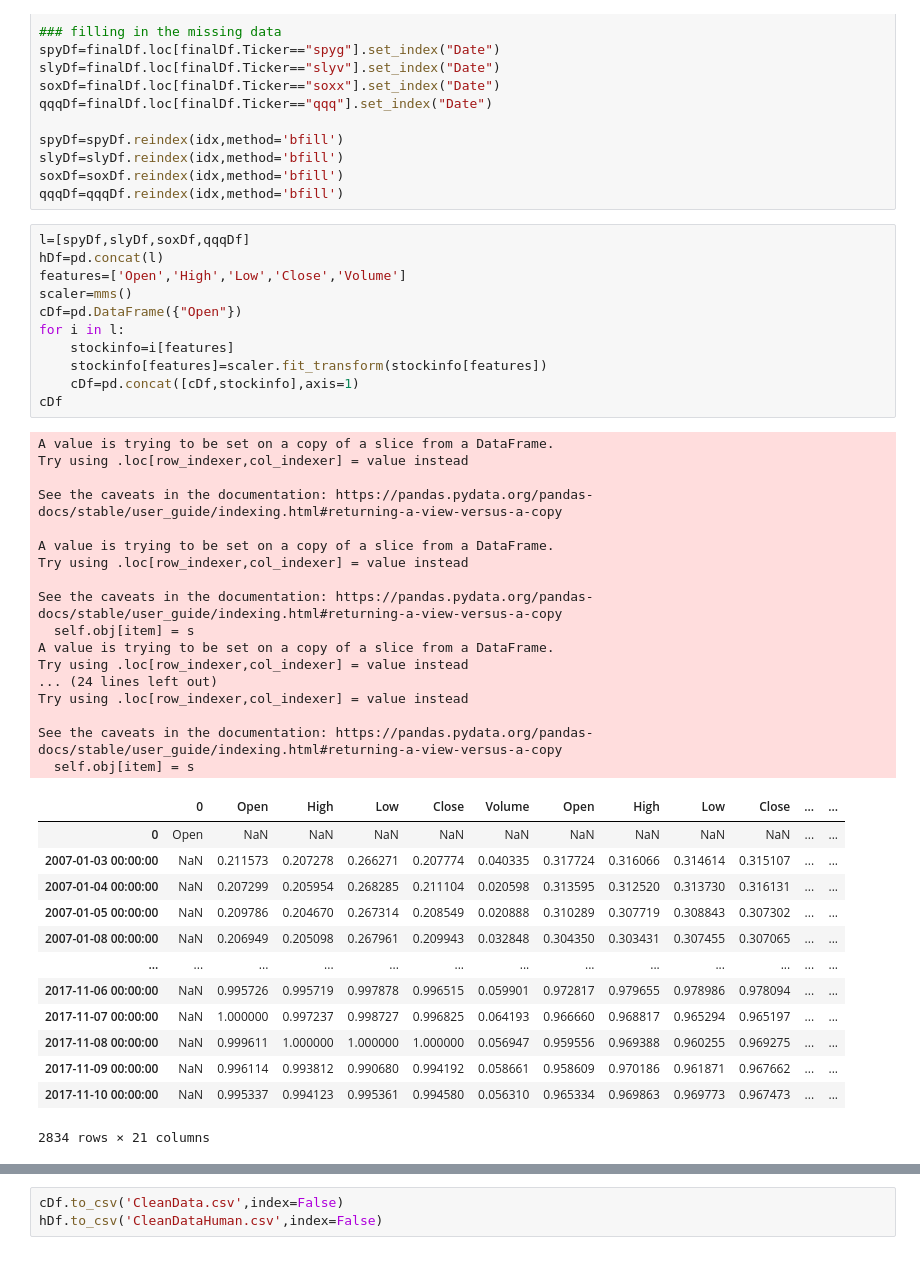
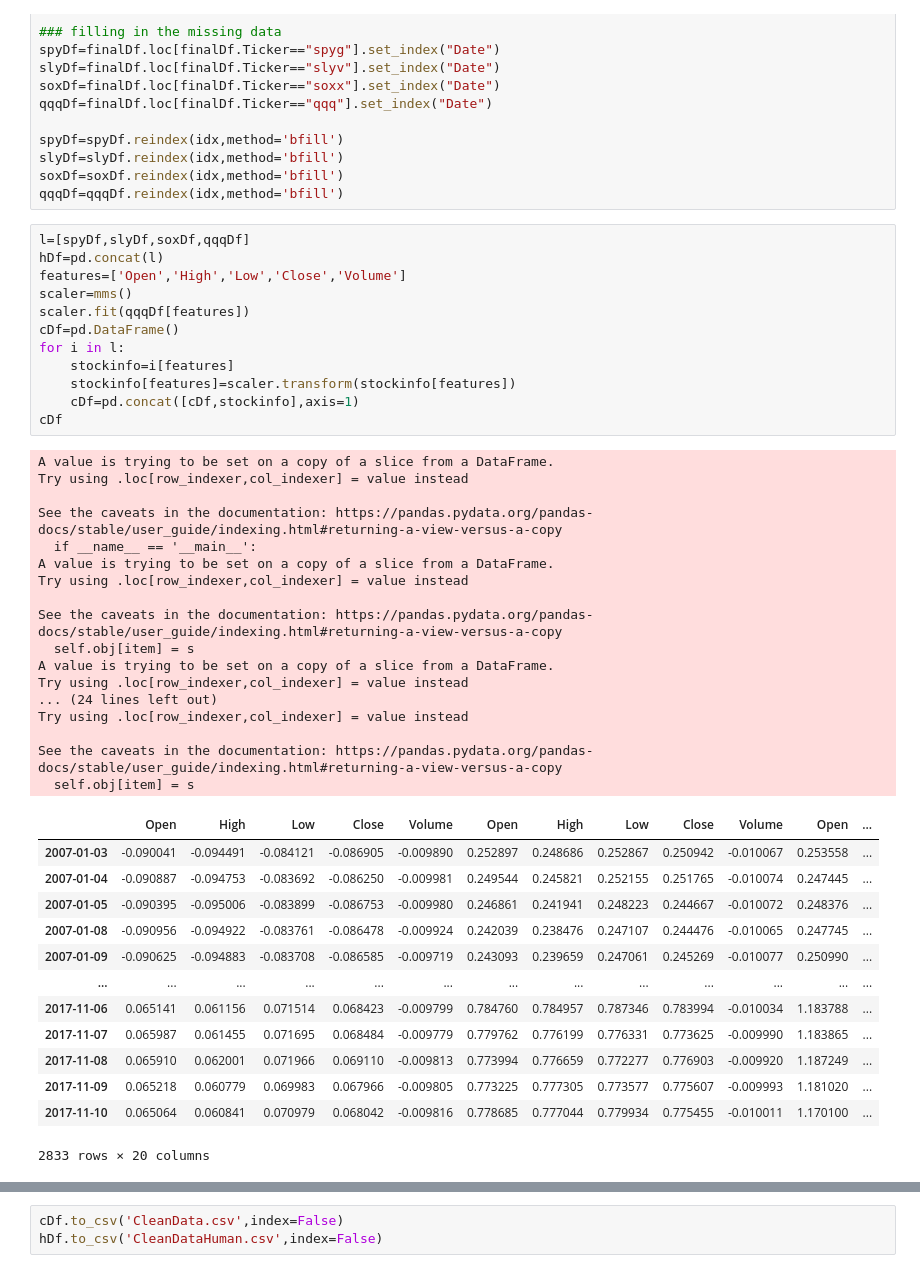
Before and after one commit to B-Rad80/ML_Stock_Predictions, a Jupyter notebook: Cleaning.ipynb, the cells around one changed output, grey strips where cells are left out. Drawn from its saved outputs; the diff is of its cells as text.

```diff
--- a/Cleaning.ipynb
+++ b/Cleaning.ipynb
@@ -104,42 +104,43 @@ qqqDf=qqqDf.reindex(idx,method='bfill')
 # %%
 l=[spyDf,slyDf,soxDf,qqqDf]
 hDf=pd.concat(l)
 features=['Open','High','Low','Close','Volume']
 scaler=mms()
-cDf=pd.DataFrame({"Open"})
+scaler.fit(qqqDf[features])
+cDf=pd.DataFrame()
 for i in l:
     stockinfo=i[features]
-    stockinfo[features]=scaler.fit_transform(stockinfo[features])
+    stockinfo[features]=scaler.transform(stockinfo[features])
     cDf=pd.concat([cDf,stockinfo],axis=1)
 cDf
 # %% [output]
 A value is trying to be set on a copy of a slice from a DataFrame.
 Try using .loc[row_indexer,col_indexer] = value instead
 
 See the caveats in the documentation: https://pandas.pydata.org/pandas-docs/stable/user_guide/indexing.html#returning-a-view-versus-a-copy
-
+  if __name__ == '__main__':
 A value is trying to be set on a copy of a slice from a DataFrame.
 Try using .loc[row_indexer,col_indexer] = value instead
 
 See the caveats in the documentation: https://pandas.pydata.org/pandas-docs/stable/user_guide/indexing.html#returning-a-view-versus-a-copy
   self.obj[item] = s
 A value is trying to be set on a copy of a slice from a DataFrame.
 Try using .loc[row_indexer,col_indexer] = value instead
 ... (24 lines left out)
 Try using .loc[row_indexer,col_indexer] = value instead
 
 See the caveats in the documentation: https://pandas.pydata.org/pandas-docs/stable/user_guide/indexing.html#returning-a-view-versus-a-copy
   self.obj[item] = s
-|  | 0 | Open | High | Low | Close | Volume | Open | High | Low | Close | ... | ... |
-| 0 | Open | NaN | NaN | NaN | NaN | NaN | NaN | NaN | NaN | NaN | ... | ... |
-| 2007-01-03 00:00:00 | NaN | 0.211573 | 0.207278 | 0.266271 | 0.207774 | 0.040335 | 0.317724 | 0.316066 | 0.314614 | 0.315107 | ... | ... |
-| 2007-01-04 00:00:00 | NaN | 0.207299 | 0.205954 | 0.268285 | 0.211104 | 0.020598 | 0.313595 | 0.312520 | 0.313730 | 0.316131 | ... | ... |
-| 2007-01-05 00:00:00 | NaN | 0.209786 | 0.204670 | 0.267314 | 0.208549 | 0.020888 | 0.310289 | 0.307719 | 0.308843 | 0.307302 | ... | ... |
-| 2007-01-08 00:00:00 | NaN | 0.206949 | 0.205098 | 0.267961 | 0.209943 | 0.032848 | 0.304350 | 0.303431 | 0.307455 | 0.307065 | ... | ... |
+|  | Open | High | Low | Close | Volume | Open | High | Low | Close | Volume | Open | ... |
+| 2007-01-03 | -0.090041 | -0.094491 | -0.084121 | -0.086905 | -0.009890 | 0.252897 | 0.248686 | 0.252867 | 0.250942 | -0.010067 | 0.253558 | ... |
+| 2007-01-04 | -0.090887 | -0.094753 | -0.083692 | -0.086250 | -0.009981 | 0.249544 | 0.245821 | 0.252155 | 0.251765 | -0.010074 | 0.247445 | ... |
+| 2007-01-05 | -0.090395 | -0.095006 | -0.083899 | -0.086753 | -0.009980 | 0.246861 | 0.241941 | 0.248223 | 0.244667 | -0.010072 | 0.248376 | ... |
+| 2007-01-08 | -0.090956 | -0.094922 | -0.083761 | -0.086478 | -0.009924 | 0.242039 | 0.238476 | 0.247107 | 0.244476 | -0.010065 | 0.247745 | ... |
+| 2007-01-09 | -0.090625 | -0.094883 | -0.083708 | -0.086585 | -0.009719 | 0.243093 | 0.239659 | 0.247061 | 0.245269 | -0.010077 | 0.250990 | ... |
 | ... | ... | ... | ... | ... | ... | ... | ... | ... | ... | ... | ... | ... |
-| 2017-11-06 00:00:00 | NaN | 0.995726 | 0.995719 | 0.997878 | 0.996515 | 0.059901 | 0.972817 | 0.979655 | 0.978986 | 0.978094 | ... | ... |
-| 2017-11-07 00:00:00 | NaN | 1.000000 | 0.997237 | 0.998727 | 0.996825 | 0.064193 | 0.966660 | 0.968817 | 0.965294 | 0.965197 | ... | ... |
-| 2017-11-08 00:00:00 | NaN | 0.999611 | 1.000000 | 1.000000 | 1.000000 | 0.056947 | 0.959556 | 0.969388 | 0.960255 | 0.969275 | ... | ... |
-| 2017-11-09 00:00:00 | NaN | 0.996114 | 0.993812 | 0.990680 | 0.994192 | 0.058661 | 0.958609 | 0.970186 | 0.961871 | 0.967662 | ... | ... |
-| 2017-11-10 00:00:00 | NaN | 0.995337 | 0.994123 | 0.995361 | 0.994580 | 0.056310 | 0.965334 | 0.969863 | 0.969773 | 0.967473 | ... | ... |
+| 2017-11-06 | 0.065141 | 0.061156 | 0.071514 | 0.068423 | -0.009799 | 0.784760 | 0.784957 | 0.787346 | 0.783994 | -0.010034 | 1.183788 | ... |
+| 2017-11-07 | 0.065987 | 0.061455 | 0.071695 | 0.068484 | -0.009779 | 0.779762 | 0.776199 | 0.776331 | 0.773625 | -0.009990 | 1.183865 | ... |
+| 2017-11-08 | 0.065910 | 0.062001 | 0.071966 | 0.069110 | -0.009813 | 0.773994 | 0.776659 | 0.772277 | 0.776903 | -0.009920 | 1.187249 | ... |
+| 2017-11-09 | 0.065218 | 0.060779 | 0.069983 | 0.067966 | -0.009805 | 0.773225 | 0.777305 | 0.773577 | 0.775607 | -0.009993 | 1.181020 | ... |
+| 2017-11-10 | 0.065064 | 0.060841 | 0.070979 | 0.068042 | -0.009816 | 0.778685 | 0.777044 | 0.779934 | 0.775455 | -0.010011 | 1.170100 | ... |
-2834 rows × 21 columns
+2833 rows × 20 columns
```
Also changed, not shown: parts of 1 cell of this notebook.
